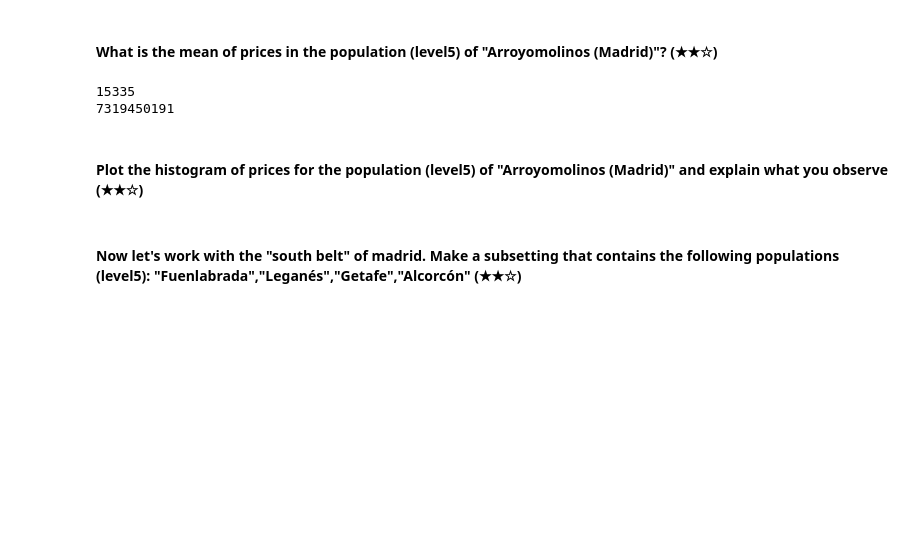
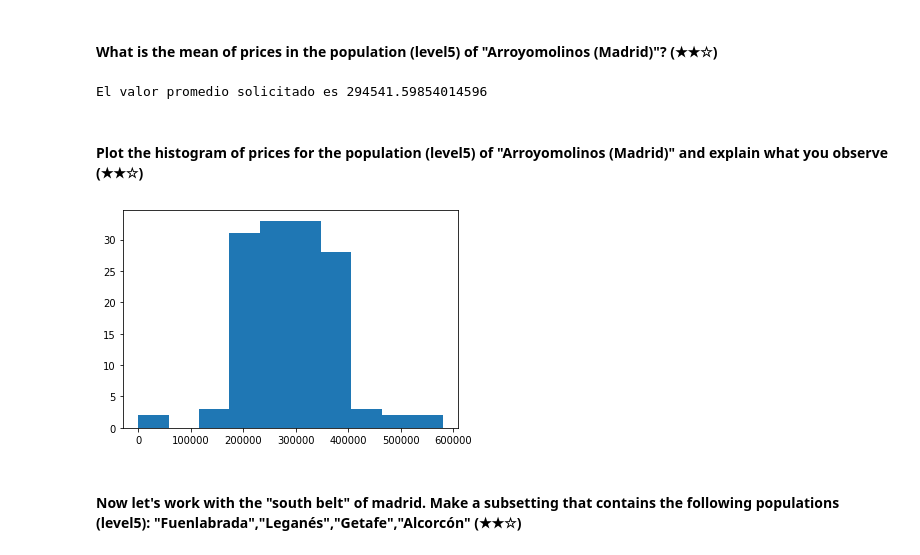
Before and after one commit to JuanAntonaccio/ProyectoFinPreWork, a Jupyter notebook: project.ipynb, the cells around one changed output. Cells and saved outputs as stored; diff of their text form; code cells hidden in the pictures; blank space fills up the shorter version.

Commit message:
hasta histograma 4 ciudades

```diff
--- a/project.ipynb
+++ b/project.ipynb
@@ -98,14 +98,18 @@ True
 # %% [markdown]
 #### What is the mean of prices in the population (level5) of "Arroyomolinos (Madrid)"? (★★☆)
 # %%
-suma_precios = df_datos['price'].sum()
-cantidad = df_datos['level5'].count()
-print(cantidad)
-print(suma_precios)
+#df_datos['level5'].unique()
+filter_df= df_datos[df_datos['level5']=='Arroyomolinos (Madrid)']
+print("El valor promedio solicitado es",filter_df['price'].mean())
 # %% [output]
-15335
-7319450191
+El valor promedio solicitado es 294541.59854014596
 # %% [markdown]
 #### Plot the histogram of prices for the population (level5) of "Arroyomolinos (Madrid)" and explain what you observe (★★☆)
+# %%
+import matplotlib.pyplot as plt
+plt.hist(filter_df['price'])
+plt.show()
+# %% [output]
+[figure, added]
 # %% [markdown]
 #### Now let's work with the "south belt" of madrid. Make a subsetting that contains the following populations (level5): "Fuenlabrada","Leganés","Getafe","Alcorcón" (★★☆)
```
Also changed, not shown: parts of 2 cells of this notebook.
